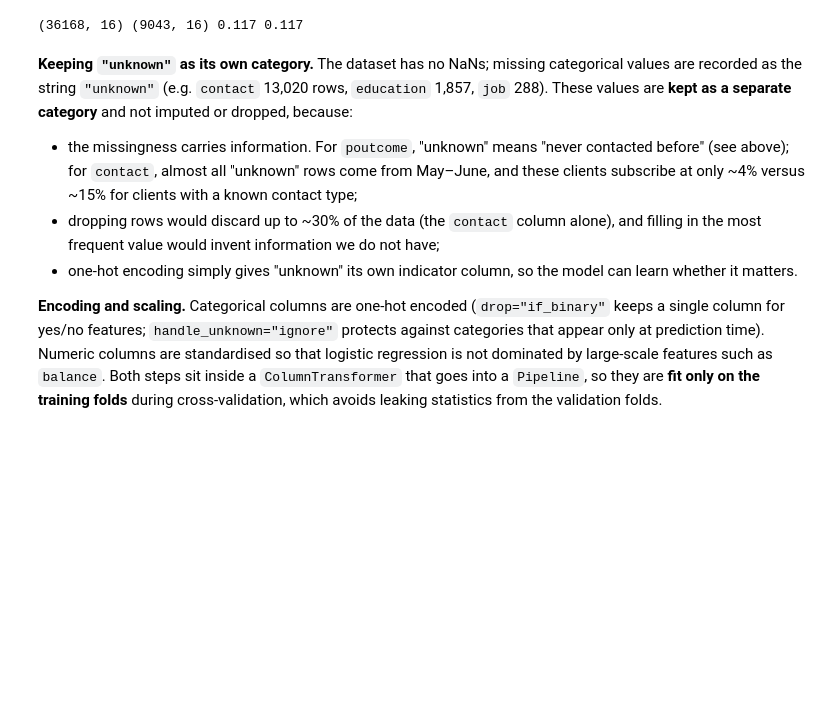
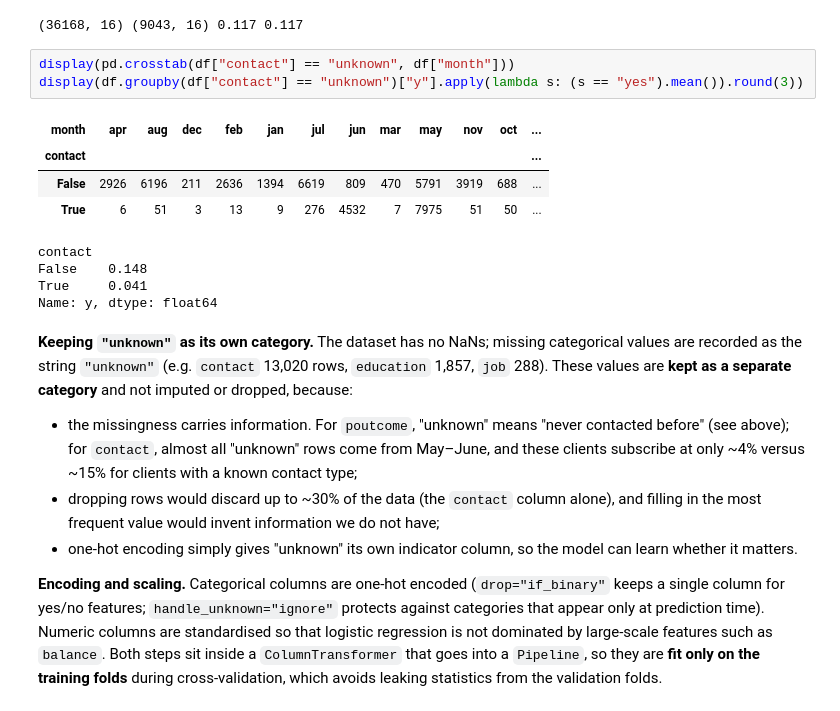
Before and after one commit to MinKhaungMinLwin/Applied-Machine-Learning-Model-Design-Training-and-Performance-Evaluation, a Jupyter notebook: modeling.ipynb, the cells around one changed output. Saved outputs shown, nothing was run; the diff lists cells and outputs as text; blank space fills up the shorter version.

```diff
--- a/modeling.ipynb
+++ b/modeling.ipynb
@@ -132,6 +132,18 @@ X_train, X_test, y_train, y_test = train_test_split(
 print(X_train.shape, X_test.shape, y_train.mean().round(3), y_test.mean().round(3))
 # %% [output]
 (36168, 16) (9043, 16) 0.117 0.117
+# %%
+display(pd.crosstab(df["contact"] == "unknown", df["month"]))
+display(df.groupby(df["contact"] == "unknown")["y"].apply(lambda s: (s == "yes").mean()).round(3))
+# %% [output]
+| month | apr | aug | dec | feb | jan | jul | jun | mar | may | nov | oct | ... |
+| contact |  |  |  |  |  |  |  |  |  |  |  | ... |
+| False | 2926 | 6196 | 211 | 2636 | 1394 | 6619 | 809 | 470 | 5791 | 3919 | 688 | ... |
+| True | 6 | 51 | 3 | 13 | 9 | 276 | 4532 | 7 | 7975 | 51 | 50 | ... |
+contact
+False    0.148
+True     0.041
+Name: y, dtype: float64
 # %% [markdown]
 **Keeping `"unknown"` as its own category.** The dataset has no NaNs; missing categorical values are recorded as the string `"unknown"` (e.g. `contact` 13,020 rows, `education` 1,857, `job` 288). These values are **kept as a separate category** and not imputed or dropped, because:
 - the missingness carries information. For `poutcome`, "unknown" means "never contacted before" (see above); for `contact`, almost all "unknown" rows come from May–June, and these clients subscribe at only ~4% versus ~15% for clients with a known contact type;
```
Also changed, not shown: parts of 3 cells of this notebook, 3 other files.
